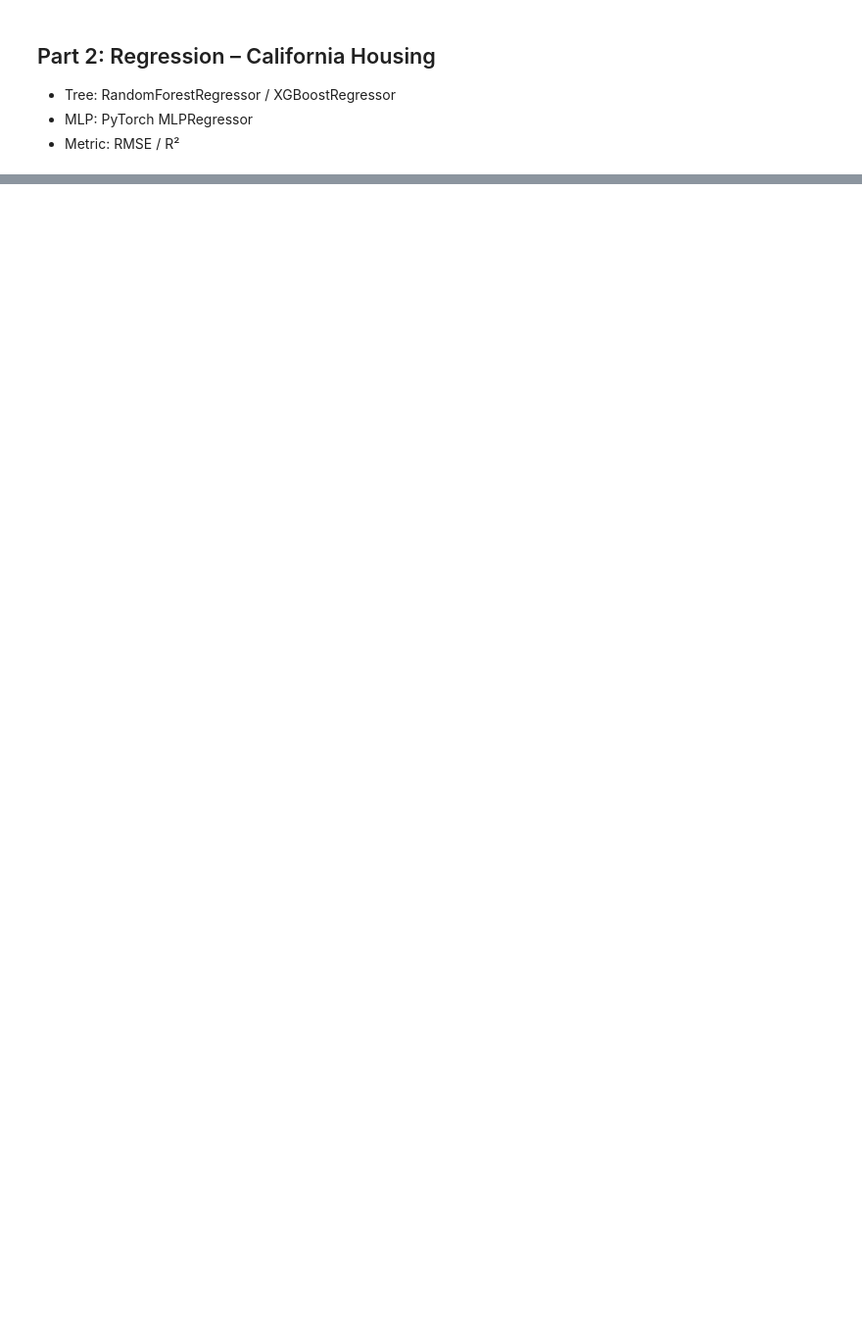
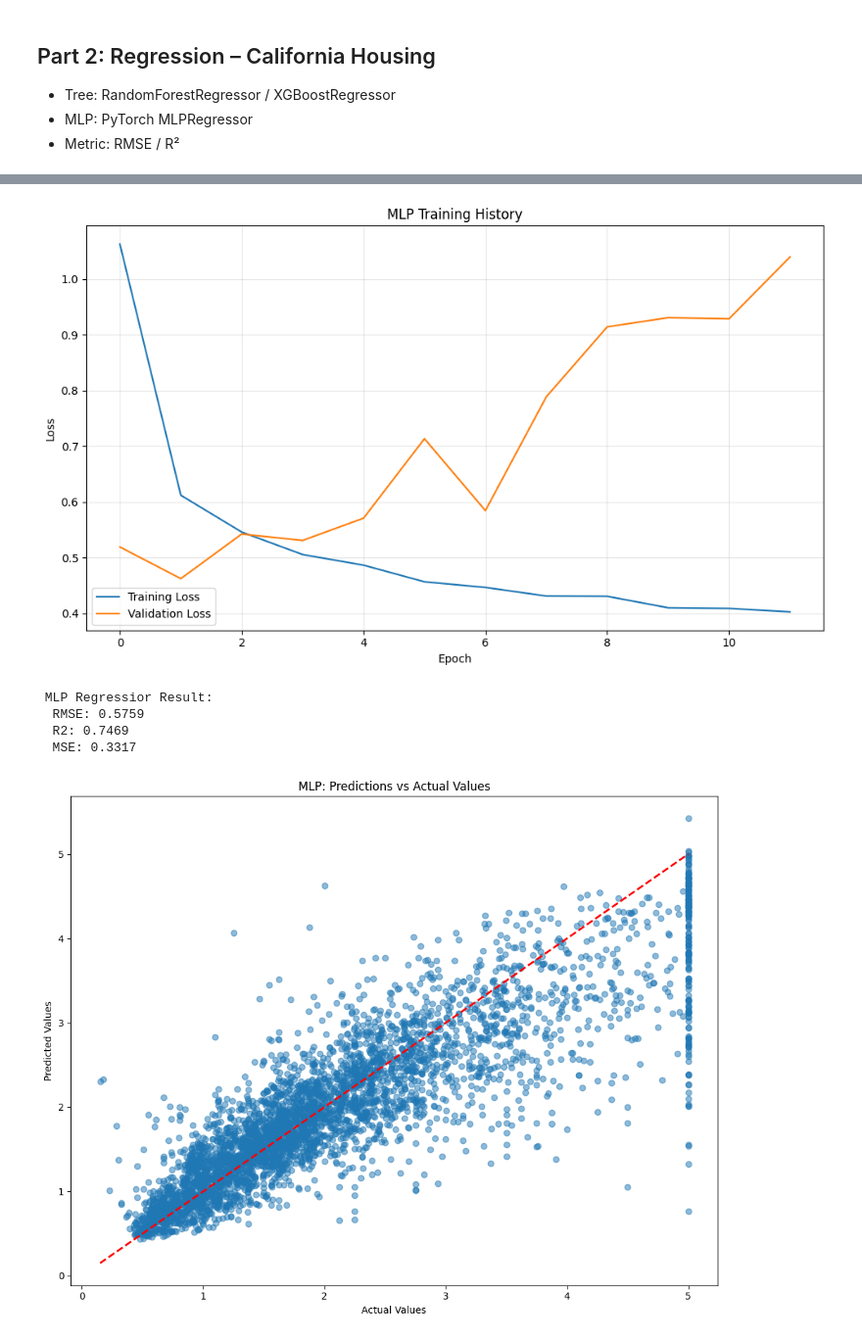
Before and after one commit to XiShaoDong/CS6140-ML-Final-Project, a Jupyter notebook: Final-Project.ipynb, the cells around one changed output, grey strips where cells are left out. Shown at 98% size. Drawn from its saved outputs; the diff is of its cells as text; code cells hidden in the pictures; blank space fills up the shorter version.

```diff
--- a/Final-Project.ipynb
+++ b/Final-Project.ipynb
@@ -263,0 +176,15 @@ KeyboardInterrupt:
+# %%
+
+rf_regressor = RandomForestRegressor(random_state=RANDOM_STATE)
+
+print(" Finding the best paramas...")
+best_params = rf_regressor.tune_hyperparameters(california_X_rf_train, california_y_train, cv_folds=3)
+
+rf_regressor.train(california_X_rf_train, california_y_train, use_tuned_params=True)
+
+rf_reg_metrics = rf_regressor.evaluate(california_X_rf_test, california_y_test)
+print("\n Random Forest Regessior Result:")
+for metric, value in rf_reg_metrics.items():
+    print(f"  {metric.upper()}: {value:.4f}")
+
+rf_regressor.plot_predictions(california_X_rf_test, california_y_test)
@@ -263,0 +203,28 @@ KeyboardInterrupt:
+# %%
+mlp_regressor = MLPTrainer(
+    model_type='regressor',
+    hidden_dims=[256, 128, 64],
+    dropout_rate=0.3,
+    learning_rate=0.001,
+    batch_size=64,
+    random_state=RANDOM_STATE
+)
+
+
+training_history = mlp_regressor.train(
+    california_X_mlp_train, california_y_train,
+    epochs=100,
+    validation_split=0.2,
+    early_stopping_patience=10,
+    verbose=True
+)
+
+mlp_regressor.plot_training_history()
+
+mlp_reg_metrics = mlp_regressor.evaluate(california_X_mlp_test, california_y_test)
+print("\n MLP Regressior Result:")
+for metric, value in mlp_reg_metrics.items():
+    print(f"  {metric.upper()}: {value:.4f}")
+
+mlp_regressor.plot_predictions(california_X_mlp_test, california_y_test)
+# %% [output]
@@ -263,0 +233,6 @@ KeyboardInterrupt:
+[figure, added]
+ MLP Regressior Result:
+  RMSE: 0.5759
+  R2: 0.7469
+  MSE: 0.3317
+[figure, added]
```
Also changed, not shown: parts of 24 cells of this notebook, 5 other files.
